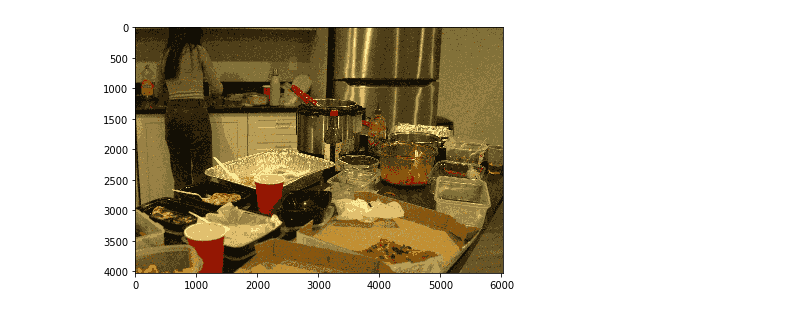
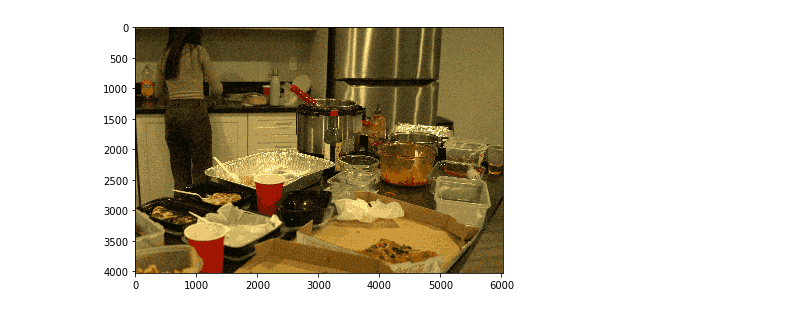
Before and after one commit to timothyliutl/MTHE-493, a Jupyter notebook: kmeans_compress.ipynb, the cells around one changed output. Drawn from its saved outputs; the diff is of its cells as text; code cells hidden in the pictures.

```diff
--- a/kmeans_compress.ipynb
+++ b/kmeans_compress.ipynb
@@ -12,5 +16,5 @@ columns = rgb.shape[1]
 # %%
 image_data = rgb.reshape(rows*columns, 3)
-kmeans = KMeans(n_clusters=12, verbose=1)
+kmeans = KMeans(n_clusters=24)
 kmeans.fit(image_data)
 # %% [output]
@@ -37,8 +24,8 @@ compressed_image = kmeans.cluster_centers_[kmeans.labels_]
 compressed_image = np.clip(compressed_image.astype('uint8'), 0, 255)
 compressed_image = compressed_image.reshape(rows, columns, 3)
 # %%
-io.imsave('compressed_image_64.png', compressed_image)
+io.imsave('compressed_image_24.png', compressed_image)
 io.imshow(compressed_image)
 io.show()
 # %% [output]
-[figure, old version]
+[figure, new version]
```
Also changed, not shown: parts of 2 cells of this notebook, 2 other files.
